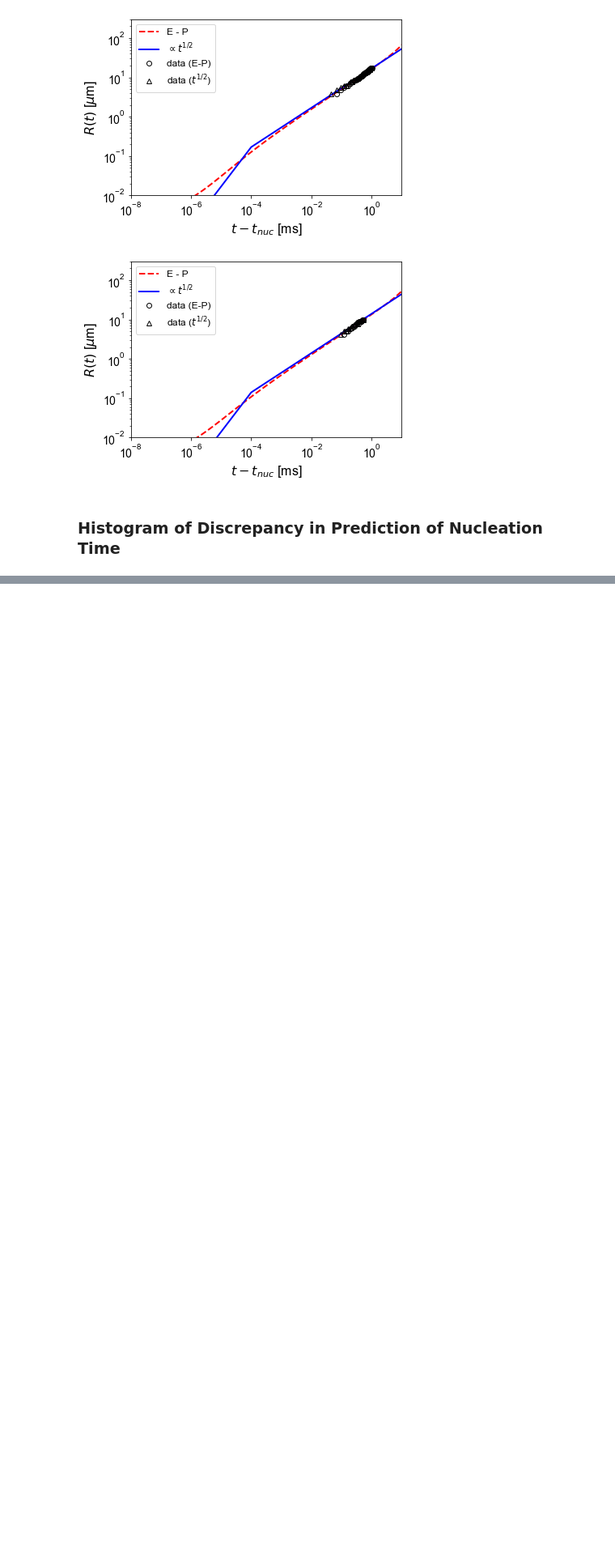
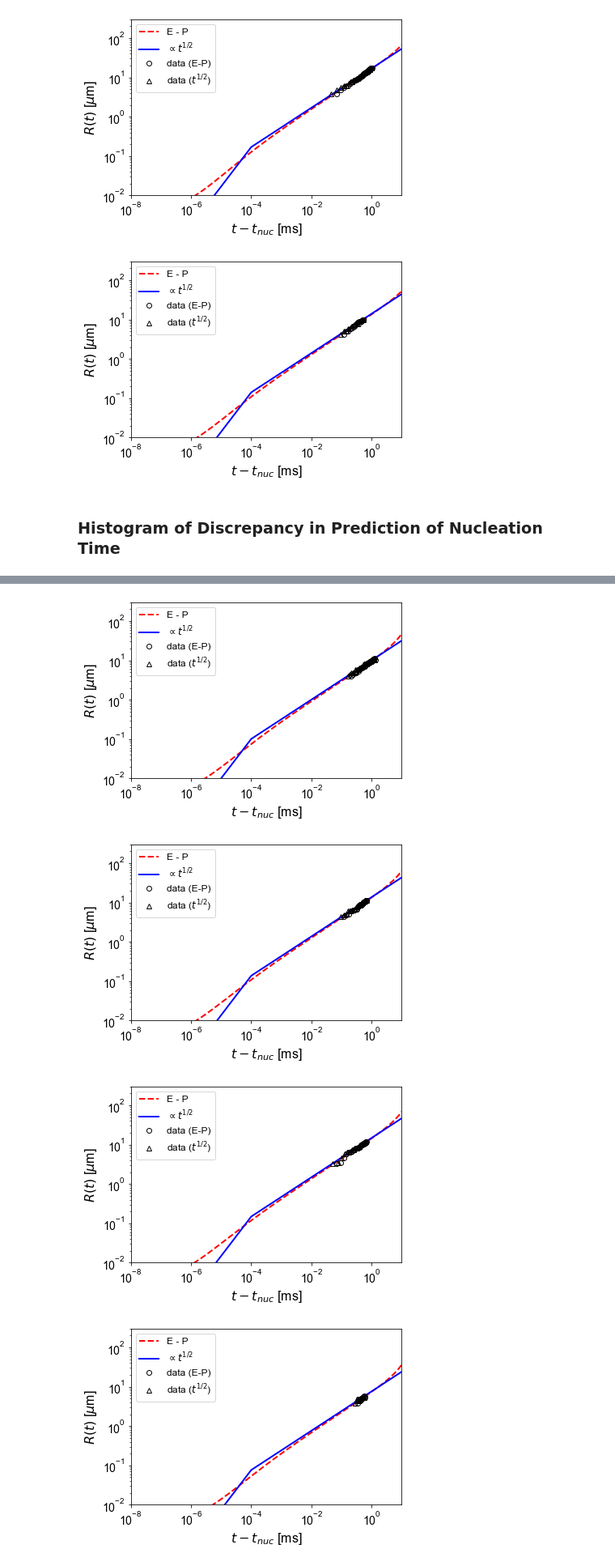
Before and after one commit to andylitalo/bubble-growth, a Jupyter notebook: ntbk/20211202_72bar_compare_t12_ep.ipynb, the cells around one changed output, grey strips where cells are left out. Shown at 81% size. Saved outputs shown, nothing was run; the diff lists cells and outputs as text; code cells hidden in the pictures; blank space fills up the shorter version.

```diff
--- a/ntbk/20211202_72bar_compare_t12_ep.ipynb
+++ b/ntbk/20211202_72bar_compare_t12_ep.ipynb
@@ -414,0 +452,69 @@ Failed to fit data
+# %%
+with open(os.path.join(data_dir, '20211202_72bar_21-32_35-74.pkl'), 'rb') as f:
+    data_ep = pkl.load(f)
+
+with open(os.path.join(data_dir, '20211202_72bar_21-32_35-74_sqrt.pkl'), 'rb') as f:
+    data_sqrt = pkl.load(f)
+# %%
+n_plot = 10
+x_lim = [1E-8, 10]
+y_lim = [1E-2, 300]
+
+# plot parameters
+n_bins = 40
+t_fs = 18
+ax_fs = 18
+tk_fs = 14
+
+dt_nuc = []
+dt_nuc_frac = []
+dd_nuc = []
+
+# extracts fit data
+ct = 0
+for vid_num in data_ep.keys():
+    v_ep = data_ep[vid_num]['data']
+    v = data_ep[vid_num]['metadata']['v_max']
+    v_sqrt = data_sqrt[vid_num]['data']
+    for bub_num in v_ep.keys():
+        # gets bubble data for each fit method
+        bub_ep = v_ep[bub_num]
+        bub_sqrt = v_sqrt[bub_num]
+
+        # extracts measured bubble data
+        t_bub = bub_ep['t_bub']
+        R_bub = bub_ep['R_bub']
+        # extracts E-P fit data
+        t_nuc_ep = bub_ep['t_nuc']
+        t_fit_ep = bub_ep['t_fit']
+        R_fit_ep = bub_ep['R_fit']
+        D_ep = bub_ep['D']
+        t_nuc_ep = bub_ep['t_nuc']
+        # extracts sqrt fit data
+        t_nuc_sqrt = bub_sqrt['t_nuc']
+        t_fit_sqrt = bub_sqrt['t_fit']
+        R_fit_sqrt = bub_sqrt['R_fit']
+
+        # computes discrepancy in nucleation time prediction
+        dt_nuc += [t_nuc_sqrt - t_nuc_ep]
+        dt_nuc_frac += [(t_nuc_sqrt - t_nuc_ep) / t_nuc_ep]
+
+        # computes discrepancy in nucleation location
+        d_nuc_sqrt = v*t_nuc_sqrt
+        d_nuc_ep = v*t_nuc_ep
+        dd_nuc += [d_nuc_sqrt - d_nuc_ep]
+
+        # continues analysis but stops plotting after reaching requested number of plots
+        if ct == n_plot:
+            continue
+        # plots differences in predictions
+        compare_ep_sqrt(t_nuc_ep, t_fit_ep, R_fit_ep, t_nuc_sqrt, t_fit_sqrt, R_fit_sqrt,
+                       t_bub, R_bub, x_lim=x_lim, y_lim=y_lim)
+
+
+        ct += 1
+# %% [output]
+[figure, added]
+[figure, added]
+[figure, added]
+[figure, added]
```
Also changed, not shown: parts of 9 cells of this notebook.
